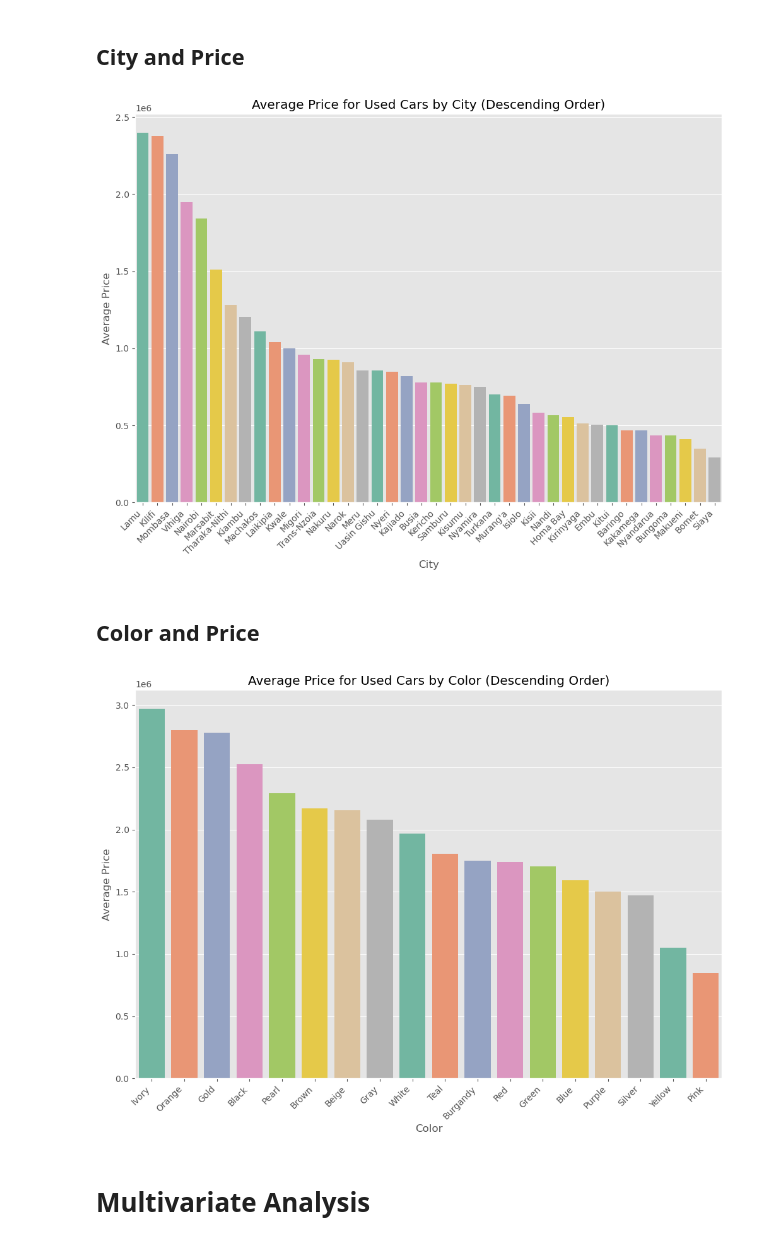
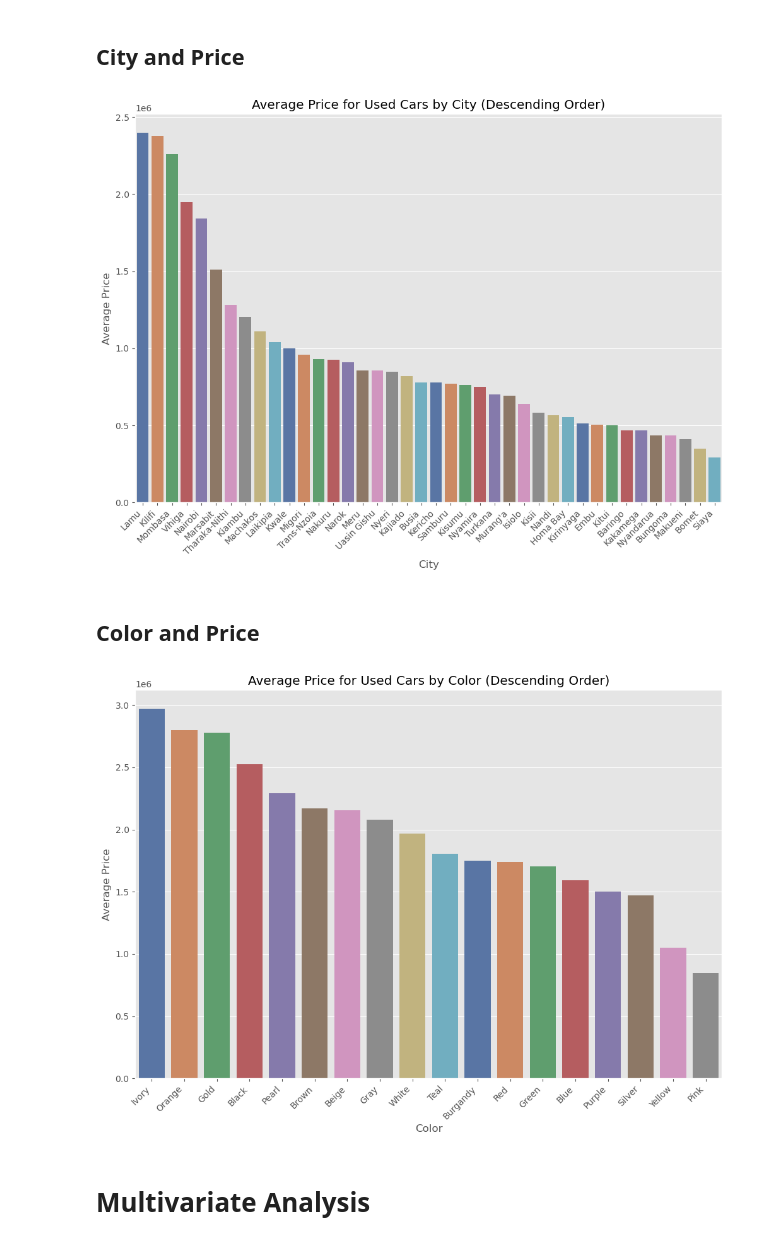
Before and after one commit to Cynthiachelangat/groupcarproject, a Jupyter notebook: model.ipynb, the cells around one changed output. Drawn from its saved outputs; the diff is of its cells as text; code cells hidden in the pictures.

```diff
--- a/model.ipynb
+++ b/model.ipynb
@@ -374,7 +359,7 @@ H0: There are no outliers in the data set (Fail to reject null hypothesis)
 average_prices = cars.groupby('Used')['Price'].mean().sort_values(ascending=False)
 
 # Set the color palette to 'Set2'
-sns.set_palette('Set2')
+sns.set_palette('deep')
 
 # Create a bar plot with the 'Used' categories in descending order
 plt.figure(figsize=(10, 6))
@@ -389,6 +374,6 @@ plt.show()
 # %%
 # Set the color palette to 'Set2'
-sns.set_palette('Set2')
+sns.set_palette('deep')
 
 # KDE plot for Price with hue based on 'Used'
 plt.figure(figsize=(8, 6))
@@ -402,7 +387,7 @@ plt.show()
 ## Transmission and Price
 # %%
 # Set the color palette to 'Set2'
-sns.set_palette('Set2')
+sns.set_palette('deep')
 
 # Calculate the average price for each 'Transmission' category
 average_prices = cars.groupby('Transmission')['Price'].mean().sort_values(ascending=False)
@@ -420,9 +405,6 @@ plt.show()
 # %% [markdown]
 ## Make and Price
 # %%
-# Set the color palette to 'Set2'
-sns.set_palette('Set2')
-
 # Calculate the average price for each 'Make' category
 average_prices = cars.groupby('Make')['Price'].mean().sort_values(ascending=False)
 
@@ -430,7 +412,7 @@ average_prices = cars.groupby('Make')['Price'].mean().sort_values(ascending=Fals
 plt.figure(figsize=(12, 8), dpi=100)
 
 # Create the bar plot with the 'Make' categories in descending order
-sns.barplot(x=average_prices.index, y=average_prices.values)
+sns.barplot(x=average_prices.index, y=average_prices.values, palette="deep",)
 
 plt.title("Average Price by Make (Descending Order)")
 plt.xlabel("Make")
@@ -446,11 +428,12 @@ plt.show()
 # %% [markdown]
 ## City and Price
 # %%
+
 # Set a larger figure size and higher DPI
 plt.figure(figsize=(12, 8), dpi=100)
 
-# Create the bar plot with the 'City' categories in descending order and using the 'coolwarm' color palette
-sns.barplot(x="City", y="Price", data=cars, ci=False, palette="Set2", order=cars.groupby('City')['Price'].mean().sort_values(ascending=False).index)
+# Create the bar plot with the 'City' categories in descending order
+sns.barplot(x="City", y="Price", data=cars, ci=False, palette="deep", order=cars.groupby('City')['Price'].mean().sort_values(ascending=False).index)
 
 plt.title("Average Price for Used Cars by City (Descending Order)")
 plt.xlabel("City")
@@ -462,30 +445,30 @@ plt.xticks(rotation=45, ha="right")
 # Display the plot
 plt.show()
 # %% [output]
-[figure, old version]
+[figure, new version]
 # %% [markdown]
 ## Color and Price
 # %%
 # Calculate the average price for each 'Color' category and sort them in descending order
 average_prices = cars.groupby('Color')['Price'].mean().sort_values(ascending=False)
 
 # Set a larger figure size and higher DPI
 plt.figure(figsize=(12, 8), dpi=100)
 
 # Create the bar plot with the 'Color' categories in descending order and using the 'Set2' color palette
-sns.barplot(x=average_prices.index, y=average_prices.values, palette="Set2", order=average_prices.index)
+sns.barplot(x=average_prices.index, y=average_prices.values, palette="deep", order=average_prices.index)
 
 plt.title("Average Price for Used Cars by Color (Descending Order)")
 plt.xlabel("Color")
 plt.ylabel("Average Price")
 
 # Rotate x-axis tick labels by 45 degrees for better readability
 plt.xticks(rotation=45, ha="right")
 
 # Display the plot
 plt.show()
 # %% [output]
-[figure, old version]
+[figure, new version]
 # %% [markdown]
 # **Multivariate Analysis**
 # %% [markdown]
```
Also changed, not shown: parts of 11 cells of this notebook.
